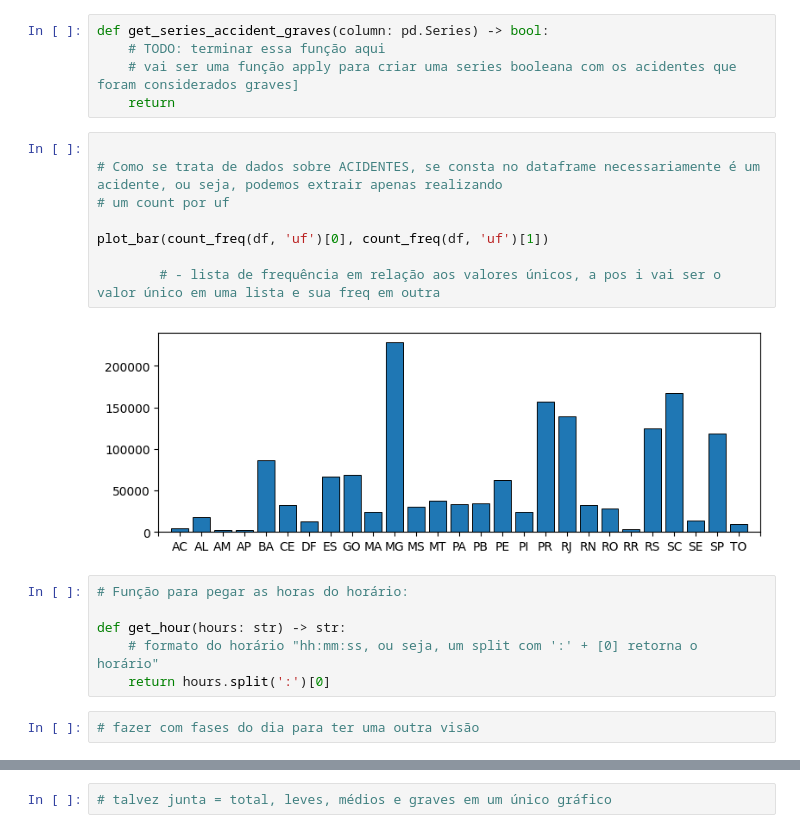
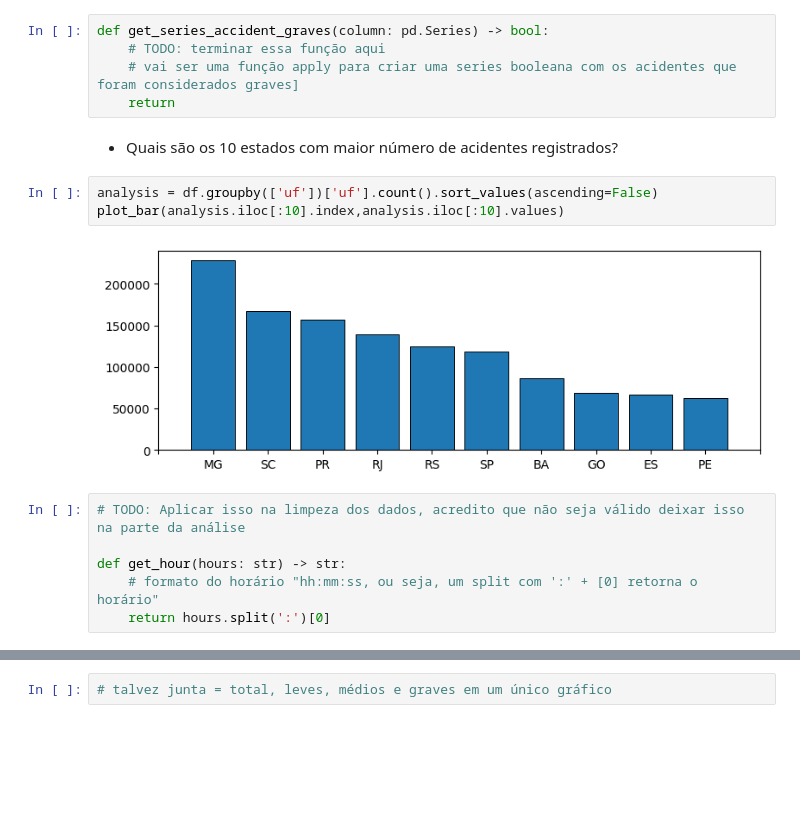
Before and after one commit to expeditow/acidentes-de-transito, a Jupyter notebook: analysis.ipynb, the cells around one changed output, grey strips where cells are left out. Saved outputs shown, nothing was run; the diff lists cells and outputs as text; blank space fills up the shorter version.

Commit message:
feat: adding more analysis

```diff
--- a/analysis.ipynb
+++ b/analysis.ipynb
@@ -93,22 +93,17 @@ def get_series_accident_graves(column: pd.Series) -> bool:
     # TODO: terminar essa função aqui
     # vai ser uma função apply para criar uma series booleana com os acidentes que foram considerados graves]
     return
+# %% [markdown]
+- Quais são os 10 estados com maior número de acidentes registrados?
 # %%
-
-# Como se trata de dados sobre ACIDENTES, se consta no dataframe necessariamente é um acidente, ou seja, podemos extrair apenas realizando
-# um count por uf
-
-plot_bar(count_freq(df, 'uf')[0], count_freq(df, 'uf')[1])
-
-        # - lista de frequência em relação aos valores únicos, a pos i vai ser o valor único em uma lista e sua freq em outra
+analysis = df.groupby(['uf'])['uf'].count().sort_values(ascending=False)
+plot_bar(analysis.iloc[:10].index,analysis.iloc[:10].values)
 # %% [output]
-[figure, old version]
+[figure, new version]
 # %%
-# Função para pegar as horas do horário:
+# TODO: Aplicar isso na limpeza dos dados, acredito que não seja válido deixar isso na parte da análise
 
 def get_hour(hours: str) -> str:
     # formato do horário "hh:mm:ss, ou seja, um split com ':' + [0] retorna o horário"
     return hours.split(':')[0]
-# %%
-# fazer com fases do dia para ter uma outra visão
 # %%
```
Also changed, not shown: parts of 81 cells of this notebook.
